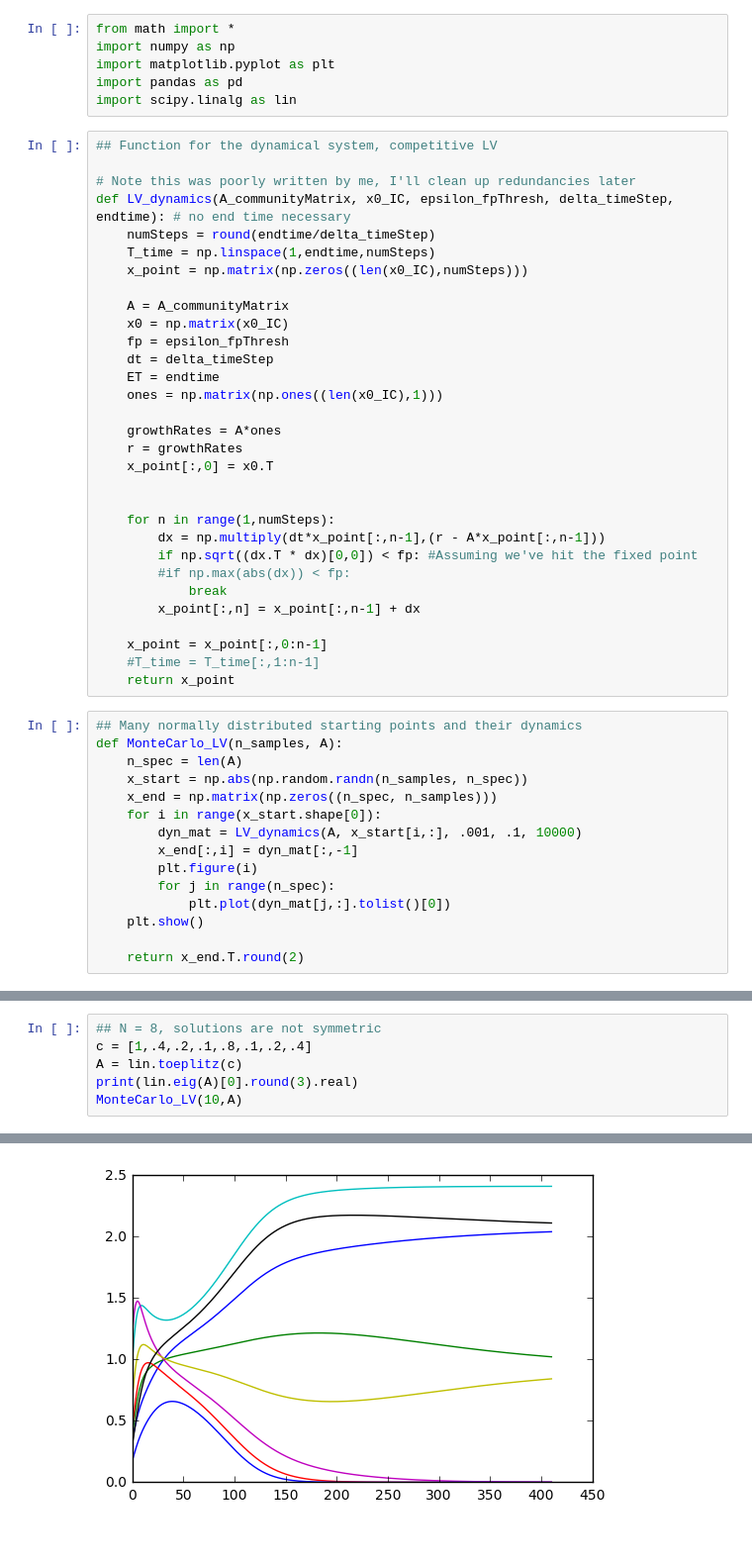
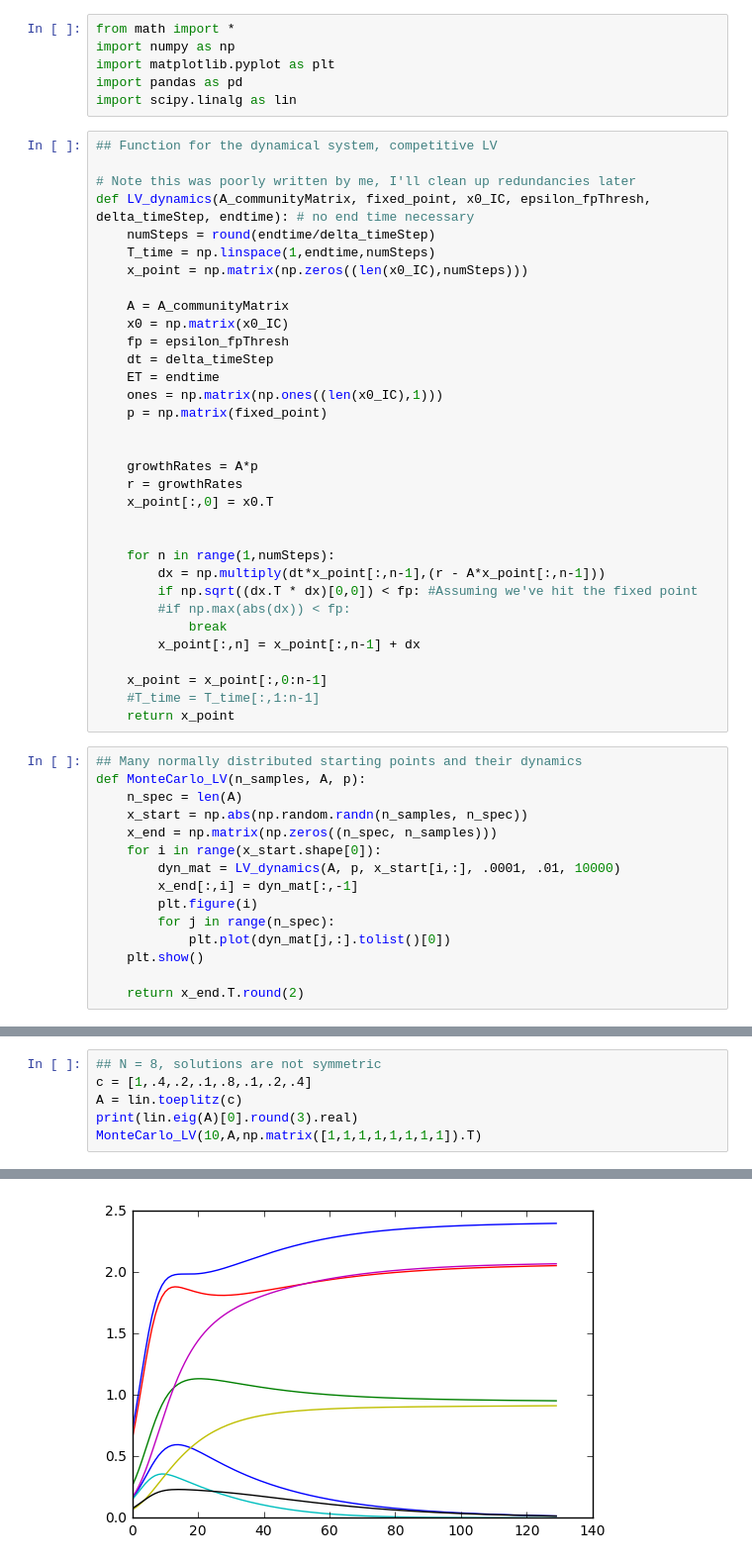
Before and after one commit to mlivesa2/compLV_ring, a Jupyter notebook: Comp_LV_Ring.ipynb, the cells around one changed output, grey strips where cells are left out. Shown at 99% size. Drawn from its saved outputs; the diff is of its cells as text.

```diff
--- a/Comp_LV_Ring.ipynb
+++ b/Comp_LV_Ring.ipynb
@@ -8,7 +8,7 @@ import scipy.linalg as lin
 ## Function for the dynamical system, competitive LV
 
 # Note this was poorly written by me, I'll clean up redundancies later
-def LV_dynamics(A_communityMatrix, x0_IC, epsilon_fpThresh, delta_timeStep, endtime): # no end time necessary
+def LV_dynamics(A_communityMatrix, fixed_point, x0_IC, epsilon_fpThresh, delta_timeStep, endtime): # no end time necessary
     numSteps = round(endtime/delta_timeStep)
     T_time = np.linspace(1,endtime,numSteps)
     x_point = np.matrix(np.zeros((len(x0_IC),numSteps)))
@@ -19,8 +19,10 @@ def LV_dynamics(A_communityMatrix, x0_IC, epsilon_fpThresh, delta_timeStep, endt
     dt = delta_timeStep
     ET = endtime
     ones = np.matrix(np.ones((len(x0_IC),1)))
+    p = np.matrix(fixed_point)
 
-    growthRates = A*ones
+
+    growthRates = A*p
     r = growthRates
     x_point[:,0] = x0.T
 
@@ -37,12 +39,12 @@ def LV_dynamics(A_communityMatrix, x0_IC, epsilon_fpThresh, delta_timeStep, endt
     return x_point
 # %%
 ## Many normally distributed starting points and their dynamics
-def MonteCarlo_LV(n_samples, A):
+def MonteCarlo_LV(n_samples, A, p):
     n_spec = len(A)
     x_start = np.abs(np.random.randn(n_samples, n_spec))
     x_end = np.matrix(np.zeros((n_spec, n_samples)))
     for i in range(x_start.shape[0]):
-        dyn_mat = LV_dynamics(A, x_start[i,:], .001, .1, 10000)
+        dyn_mat = LV_dynamics(A, p, x_start[i,:], .0001, .01, 10000)
         x_end[:,i] = dyn_mat[:,-1]
         plt.figure(i)
         for j in range(n_spec):
@@ -114,9 +116,9 @@ array([[ 2.19,  0.  ,  2.18,  0.01,  2.18,  0.  ],
 # %%
 ## N = 8, solutions are not symmetric
 c = [1,.4,.2,.1,.8,.1,.2,.4]
 A = lin.toeplitz(c)
 print(lin.eig(A)[0].round(3).real)
-MonteCarlo_LV(10,A)
+MonteCarlo_LV(10,A,np.matrix([1,1,1,1,1,1,1,1]).T)
 # %% [output]
 [ 3.2    1.4    1.2    0.624 -0.224 -0.224  0.624  1.4  ]
-[figure, old version]
+[figure, new version]
```
Also changed, not shown: parts of 21 cells of this notebook.
